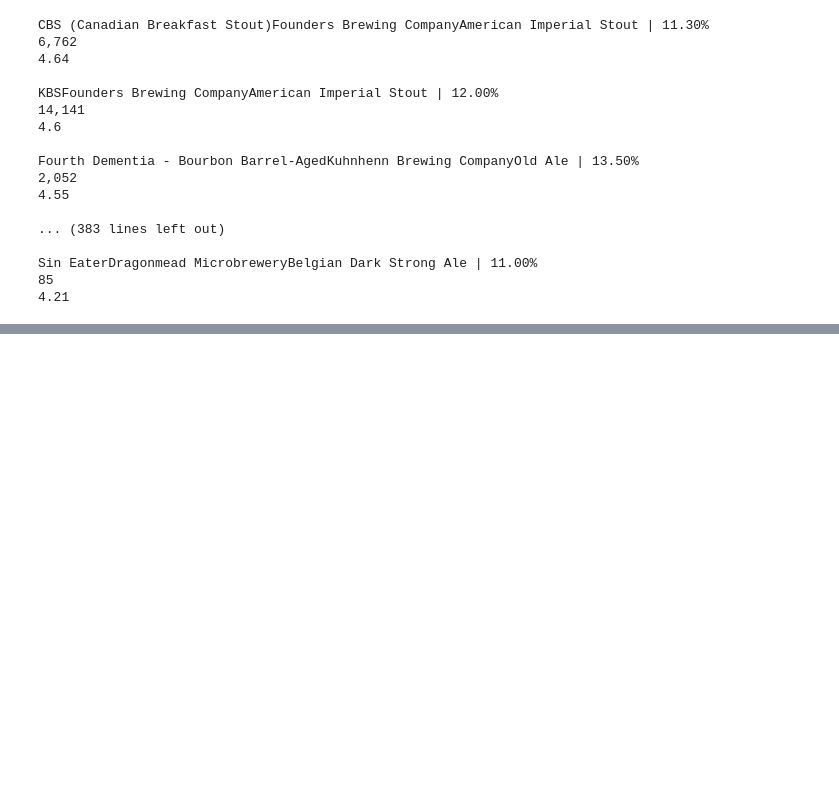
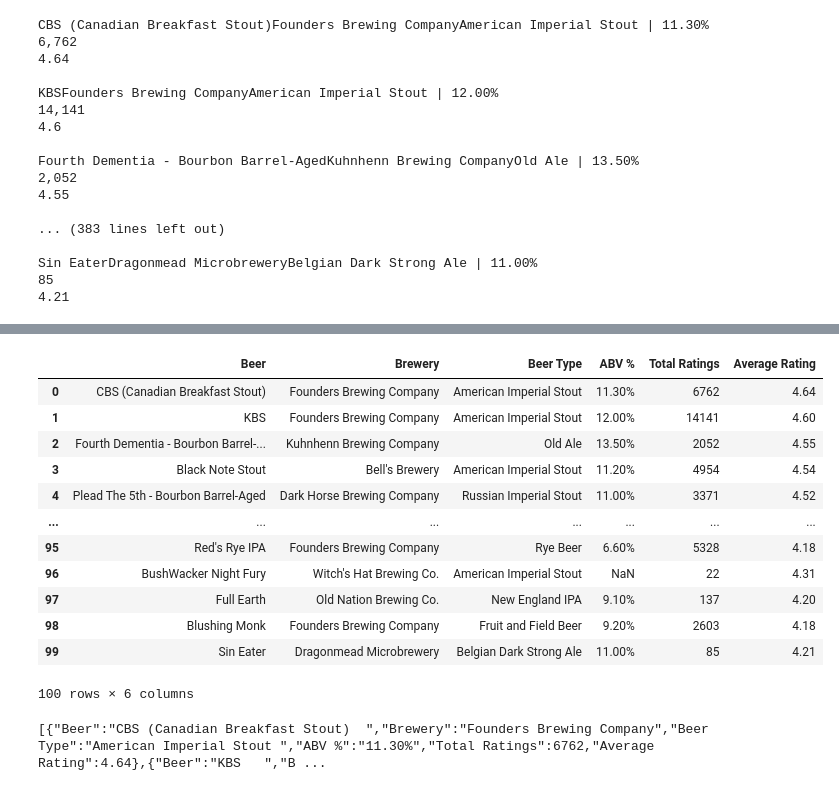
Before and after one commit to ALecznar/Craft_Beer_Project_3, a Jupyter notebook: beer_scraping.ipynb, the cells around one changed output, grey strips where cells are left out. Drawn from its saved outputs; the diff is of its cells as text; code cells hidden in the pictures; blank space fills up the shorter version.

Commit message:
beer_ratings_clean csv and json
beer_ratings_clean csv and json

```diff
--- a/beer_scraping.ipynb
+++ b/beer_scraping.ipynb
@@ -95,2 +102,29 @@ beer_list_df_2.head(10)
+# %%
+# Assuming you have a DataFrame named 'df' that you want to convert to JSON
+# Replace 'your_file_name.json' with the desired JSON file name and path
+#json_file_path = 'beer_ratings.json'
+
+# Read in beer_ratings_clean.csv
+beer_ratings_df = pd.read_csv('beer_ratings_clean.csv')
+beer_ratings_df
+# %% [output]
+|  | Beer | Brewery | Beer Type | ABV % | Total Ratings | Average Rating |
+| 0 | CBS (Canadian Breakfast Stout) | Founders Brewing Company | American Imperial Stout | 11.30% | 6762 | 4.64 |
+| 1 | KBS | Founders Brewing Company | American Imperial Stout | 12.00% | 14141 | 4.60 |
+| 2 | Fourth Dementia - Bourbon Barrel-... | Kuhnhenn Brewing Company | Old Ale | 13.50% | 2052 | 4.55 |
+| 3 | Black Note Stout | Bell's Brewery | American Imperial Stout | 11.20% | 4954 | 4.54 |
+| 4 | Plead The 5th - Bourbon Barrel-Aged | Dark Horse Brewing Company | Russian Imperial Stout | 11.00% | 3371 | 4.52 |
+| ... | ... | ... | ... | ... | ... | ... |
+| 95 | Red's Rye IPA | Founders Brewing Company | Rye Beer | 6.60% | 5328 | 4.18 |
+| 96 | BushWacker Night Fury | Witch's Hat Brewing Co. | American Imperial Stout | NaN | 22 | 4.31 |
+| 97 | Full Earth | Old Nation Brewing Co. | New England IPA | 9.10% | 137 | 4.20 |
+| 98 | Blushing Monk | Founders Brewing Company | Fruit and Field Beer | 9.20% | 2603 | 4.18 |
+| 99 | Sin Eater | Dragonmead Microbrewery | Belgian Dark Strong Ale | 11.00% | 85 | 4.21 |
+100 rows × 6 columns
 # %%
-#beer_list
+beer_ratings_json = beer_ratings_df.to_json(orient='records')
+
+# Display the JSON data
+print(beer_ratings_json)
+# %% [output]
+[{"Beer":"CBS (Canadian Breakfast Stout)  ","Brewery":"Founders Brewing Company","Beer Type":"American Imperial Stout ","ABV %":"11.30%","Total Ratings":6762,"Average Rating":4.64},{"Beer":"KBS   ","B ...
```
Also changed, not shown: parts of 5 cells of this notebook, 4 other files.
